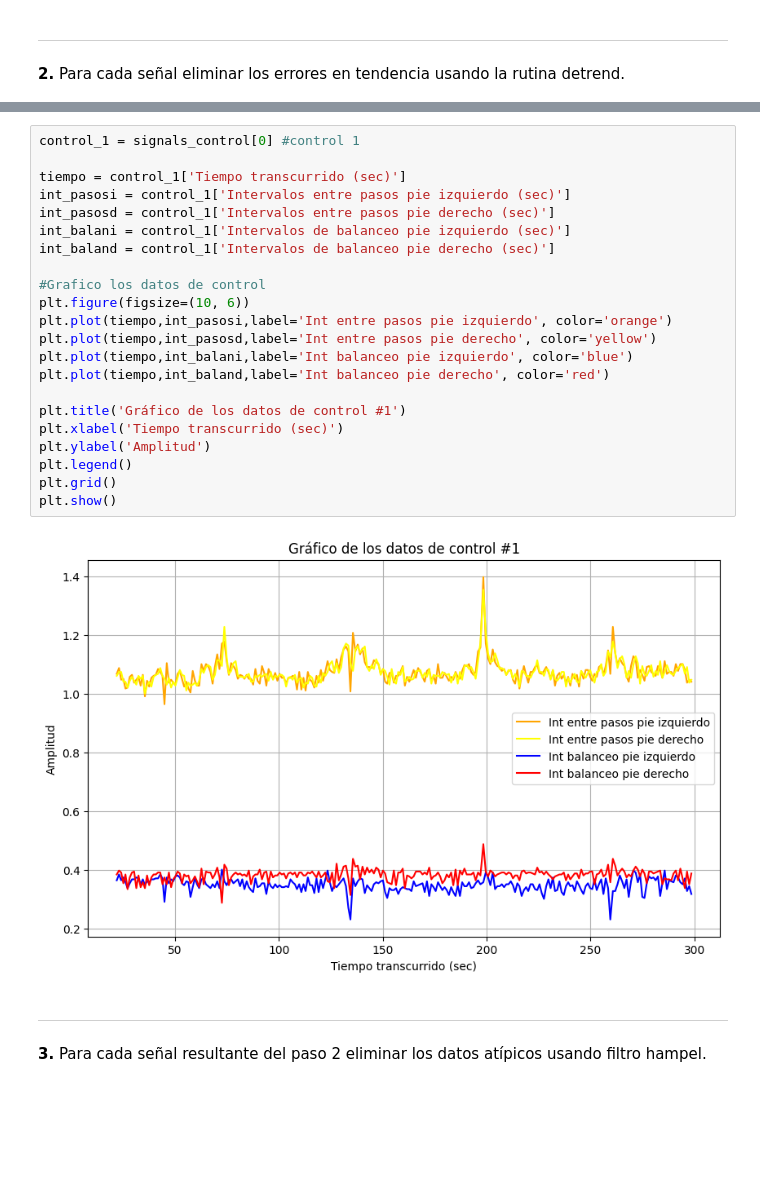
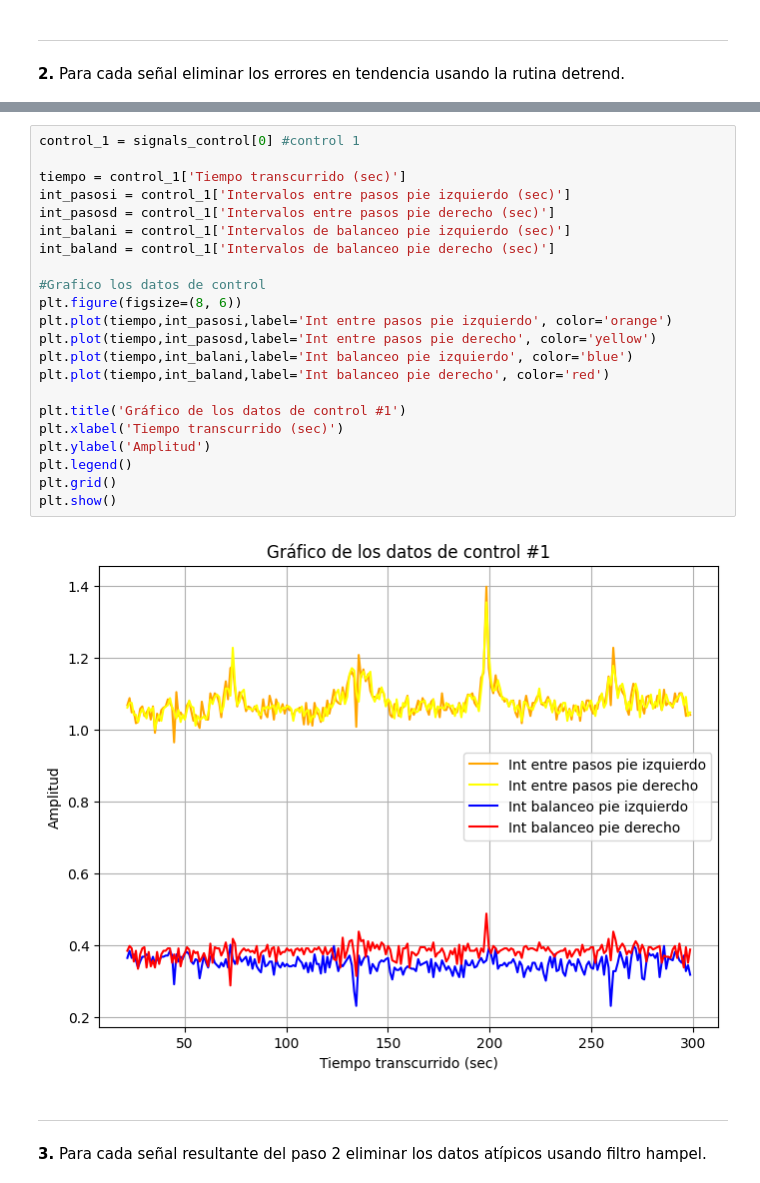
Before and after one commit to NataliaArenasP20/LaboratorioBiosenales, a Jupyter notebook: Proyecto_1/Proyecto1_NataliaArenas_DanielTamayo.ipynb, the cells around one changed output, grey strips where cells are left out. Saved outputs shown, nothing was run; the diff lists cells and outputs as text; blank space fills up the shorter version.

```diff
--- a/Proyecto_1/Proyecto1_NataliaArenas_DanielTamayo.ipynb
+++ b/Proyecto_1/Proyecto1_NataliaArenas_DanielTamayo.ipynb
@@ -270,27 +270,27 @@ plt.show()
 # %%
 control_1 = signals_control[0] #control 1
 
 tiempo = control_1['Tiempo transcurrido (sec)']
 int_pasosi = control_1['Intervalos entre pasos pie izquierdo (sec)']
 int_pasosd = control_1['Intervalos entre pasos pie derecho (sec)']
 int_balani = control_1['Intervalos de balanceo pie izquierdo (sec)']
 int_baland = control_1['Intervalos de balanceo pie derecho (sec)']
 
 #Grafico los datos de control
-plt.figure(figsize=(10, 6))
+plt.figure(figsize=(8, 6))
 plt.plot(tiempo,int_pasosi,label='Int entre pasos pie izquierdo', color='orange')
 plt.plot(tiempo,int_pasosd,label='Int entre pasos pie derecho', color='yellow')
 plt.plot(tiempo,int_balani,label='Int balanceo pie izquierdo', color='blue')
 plt.plot(tiempo,int_baland,label='Int balanceo pie derecho', color='red')
 
 plt.title('Gráfico de los datos de control #1')
 plt.xlabel('Tiempo transcurrido (sec)')
 plt.ylabel('Amplitud')
 plt.legend()
 plt.grid()
 plt.show()
 # %% [output]
-[figure, old version]
+[figure, new version]
 # %% [markdown]
 <hr>
 <h8><strong>3.</strong></h8> <h8>Para cada señal resultante del paso 2 eliminar los datos atípicos usando filtro hampel.</h8>
```
Also changed, not shown: parts of 7 cells of this notebook.
